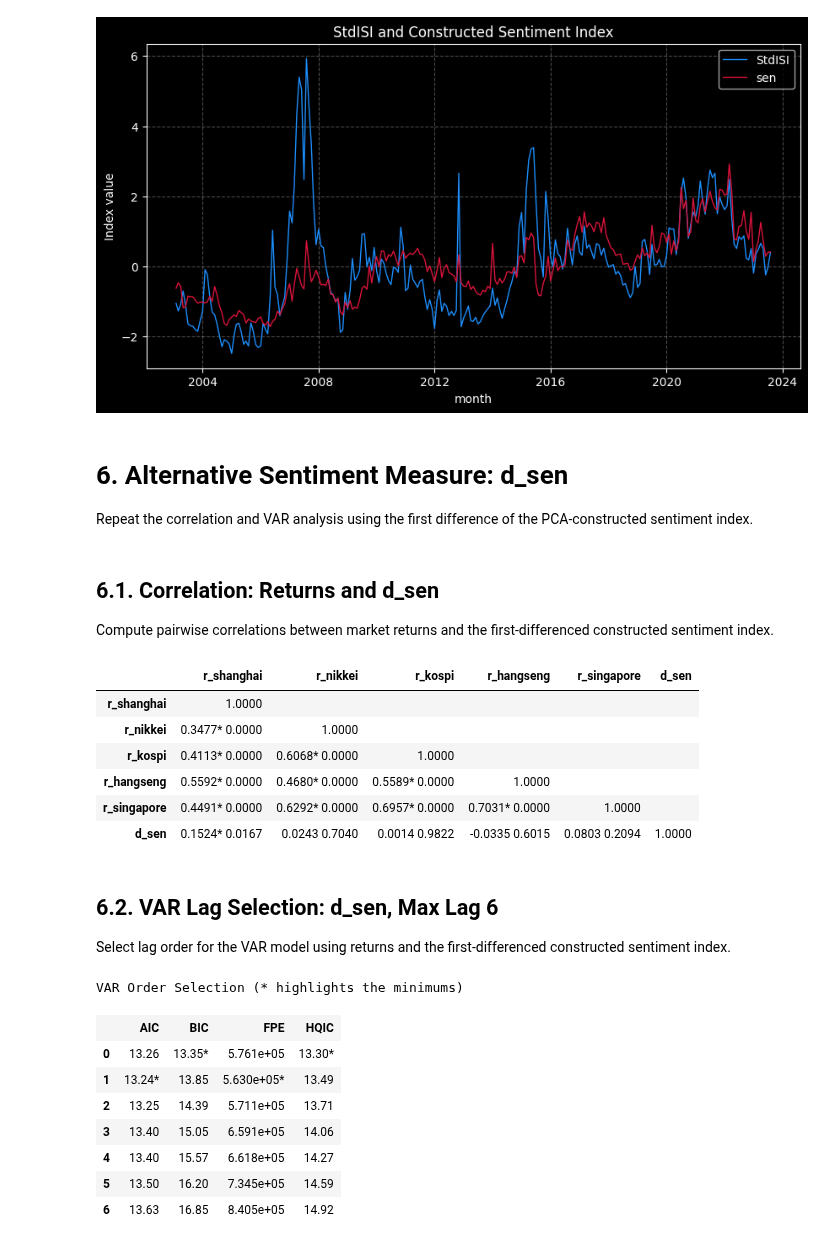
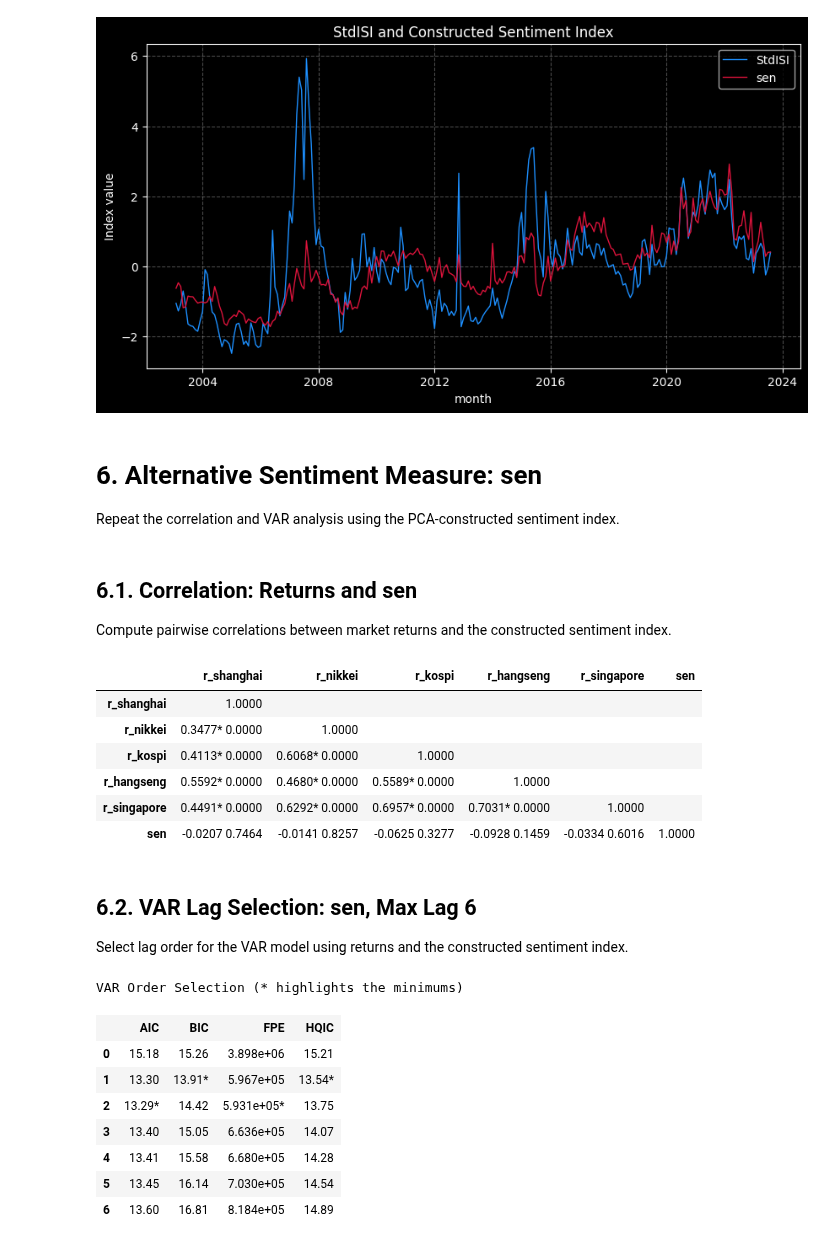
Before and after one commit to yang2094582004-ai/MSIN0114---Dissertation, a Jupyter notebook: Analysis.ipynb, the cells around one changed output. Saved outputs shown, nothing was run; the diff lists cells and outputs as text; code cells hidden in the pictures.

```diff
--- a/Analysis.ipynb
+++ b/Analysis.ipynb
@@ -1236,9 +1241,9 @@ pca_df["sen"] = (
 # Remove previous PCA columns so this cell can be run repeatedly without suffixes.
 analysis_df = analysis_df.drop(
     columns=[
-        "pca1", "pca2", "sen", "d_sen",
+        "pca1", "pca2", "sen",
         "pca1_x", "pca1_y", "pca2_x", "pca2_y",
-        "sen_x", "sen_y", "d_sen_x", "d_sen_y"
+        "sen_x", "sen_y"
     ],
     errors="ignore"
 )
@@ -1249,13 +1254,10 @@ analysis_df = analysis_df.merge(
     how="left"
 )
 
-# Use the first difference of sen for stationarity and alternative VAR analysis.
-analysis_df["d_sen"] = analysis_df["sen"].diff()
-
 print(f"PCA1 weight: {pca1_weight / total_weight:.4f}")
 print(f"PCA2 weight: {pca2_weight / total_weight:.4f}")
 
-analysis_df[["month", "pca1", "pca2", "sen", "d_sen"]].head()
+analysis_df[["month", "pca1", "pca2", "sen"]].head()
 # %% [output]
 PCA1 weight: 0.5532
 PCA2 weight: 0.4468
@@ -1309,13 +1327,13 @@ plt.show()
 # %% [output]
 [figure]
 # %% [markdown]
-# 6. Alternative Sentiment Measure: d_sen
+# 6. Alternative Sentiment Measure: sen
 
-Repeat the correlation and VAR analysis using the first difference of the PCA-constructed sentiment index.
+Repeat the correlation and VAR analysis using the PCA-constructed sentiment index.
 # %% [markdown]
-## 6.1. Correlation: Returns and d_sen
+## 6.1. Correlation: Returns and sen
 
-Compute pairwise correlations between market returns and the first-differenced constructed sentiment index.
+Compute pairwise correlations between market returns and the constructed sentiment index.
 # %%
 corr_vars_sen = [
     "r_shanghai",
@@ -1323,7 +1341,7 @@ corr_vars_sen = [
     "r_kospi",
     "r_hangseng",
     "r_singapore",
-    "d_sen"
+    "sen"
 ]
 
 corr_sen_table = correlation_table_html(
@@ -1332,41 +1350,41 @@ corr_sen_table = correlation_table_html(
     star_level=0.05
 )
 # %% [output]
-|  | r_shanghai | r_nikkei | r_kospi | r_hangseng | r_singapore | d_sen |
+|  | r_shanghai | r_nikkei | r_kospi | r_hangseng | r_singapore | sen |
 | r_shanghai | 1.0000 |  |  |  |  |  |
 | r_nikkei | 0.3477* 0.0000 | 1.0000 |  |  |  |  |
 | r_kospi | 0.4113* 0.0000 | 0.6068* 0.0000 | 1.0000 |  |  |  |
 | r_hangseng | 0.5592* 0.0000 | 0.4680* 0.0000 | 0.5589* 0.0000 | 1.0000 |  |  |
 | r_singapore | 0.4491* 0.0000 | 0.6292* 0.0000 | 0.6957* 0.0000 | 0.7031* 0.0000 | 1.0000 |  |
-| d_sen | 0.1524* 0.0167 | 0.0243 0.7040 | 0.0014 0.9822 | -0.0335 0.6015 | 0.0803 0.2094 | 1.0000 |
+| sen | -0.0207 0.7464 | -0.0141 0.8257 | -0.0625 0.3277 | -0.0928 0.1459 | -0.0334 0.6016 | 1.0000 |
 # %% [markdown]
-## 6.2. VAR Lag Selection: d_sen, Max Lag 6
+## 6.2. VAR Lag Selection: sen, Max Lag 6
 
-Select lag order for the VAR model using returns and the first-differenced constructed sentiment index.
+Select lag order for the VAR model using returns and the constructed sentiment index.
 # %%
-# d_sen VAR lag-order selection with maximum lag 6.
+# sen VAR lag-order selection with maximum lag 6.
 var_vars_sen = [
     "r_shanghai",
     "r_nikkei",
     "r_kospi",
     "r_hangseng",
     "r_singapore",
-    "d_sen"
+    "sen"
 ]
 
 var_data_sen = analysis_df[var_vars_sen].dropna().copy()
 var_model_sen = VAR(var_data_sen)
 
 lag_order_sen_6 = var_model_sen.select_order(maxlags=6)
 lag_order_sen_6.summary()
 # %% [output]
 VAR Order Selection (* highlights the minimums)
 |  | AIC | BIC | FPE | HQIC |
-| 0 | 13.26 | 13.35* | 5.761e+05 | 13.30* |
-| 1 | 13.24* | 13.85 | 5.630e+05* | 13.49 |
-| 2 | 13.25 | 14.39 | 5.711e+05 | 13.71 |
-| 3 | 13.40 | 15.05 | 6.591e+05 | 14.06 |
-| 4 | 13.40 | 15.57 | 6.618e+05 | 14.27 |
-| 5 | 13.50 | 16.20 | 7.345e+05 | 14.59 |
-| 6 | 13.63 | 16.85 | 8.405e+05 | 14.92 |
+| 0 | 15.18 | 15.26 | 3.898e+06 | 15.21 |
+| 1 | 13.30 | 13.91* | 5.967e+05 | 13.54* |
+| 2 | 13.29* | 14.42 | 5.931e+05* | 13.75 |
+| 3 | 13.40 | 15.05 | 6.636e+05 | 14.07 |
+| 4 | 13.41 | 15.58 | 6.680e+05 | 14.28 |
+| 5 | 13.45 | 16.14 | 7.030e+05 | 14.54 |
+| 6 | 13.60 | 16.81 | 8.184e+05 | 14.89 |
 # %% [markdown]
```
Also changed, not shown: parts of 15 cells of this notebook, 3 other files.
